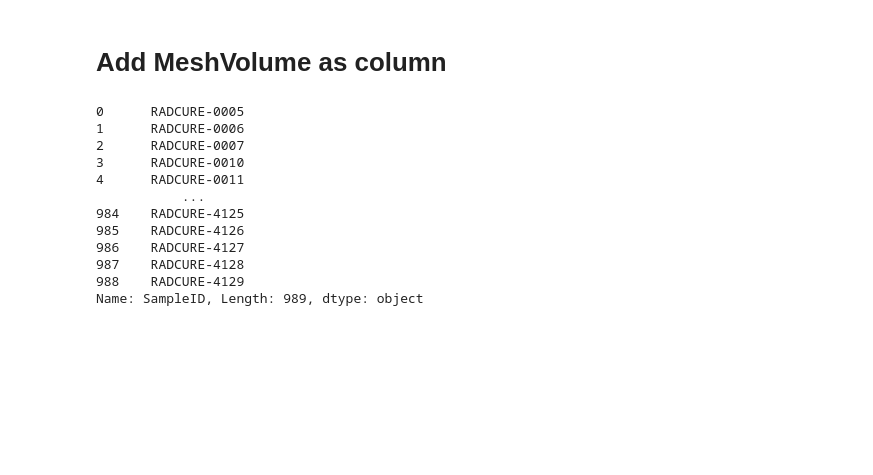
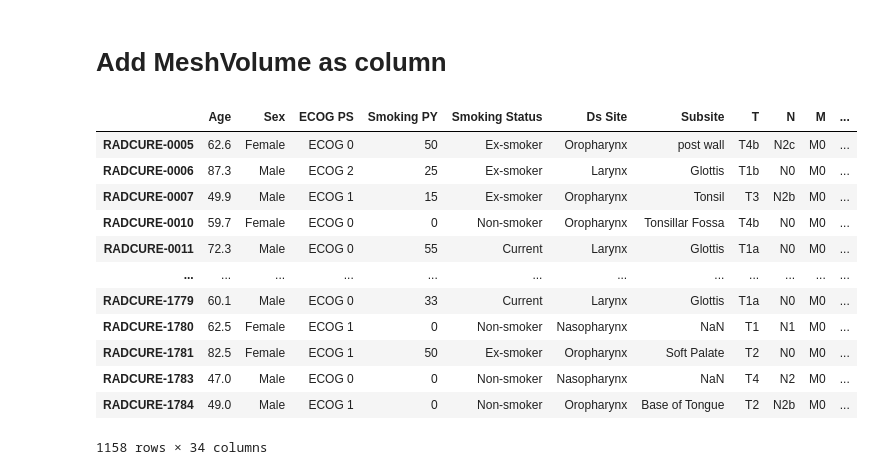
Before and after one commit to bhklab/readii_2_roqc, a Jupyter notebook: sandbox/subset_clinical.ipynb, the cells around one changed output. Cells and saved outputs as stored; diff of their text form; code cells hidden in the pictures; blank space fills up the shorter version.

Commit message:
feat: merge the volume data with the clinical data

```diff
--- a/sandbox/subset_clinical.ipynb
+++ b/sandbox/subset_clinical.ipynb
@@ -85,21 +85,24 @@ npc_demographics.to_csv(dirs.PROCDATA / full_dataset_name / "clinical" / f"{data
 feature_file_path = dirs.RESULTS / full_dataset_name / "features" / "pyradiomics" / "pyradiomics_h4h_all_images_features" / "original_full_features.csv"
 
 volume_data = pd.read_csv(feature_file_path, usecols=['SampleID', 'original_shape_MeshVolume'])
+# remove four digits at the end of SampleID to match clinical data IDs
+volume_data['SampleID'] = volume_data['SampleID'].str.replace(r'_\d{4}$', '', regex=True)
+
+volume_data = setPatientIdAsIndex(volume_data)
+volume_data.columns = ['GTVp_MeshVolume']
-# %%
-# remove four digits at the end of SampleID to match clinical data IDs
-volume_data['SampleID'] = volume_data['SampleID'].str.replace(r'_\d{4}$', '', regex=True)
-
-volume_data = setPatientID
-# %% [output]
-0      RADCURE-0005
-1      RADCURE-0006
-2      RADCURE-0007
-3      RADCURE-0010
-4      RADCURE-0011
-           ...
-984    RADCURE-4125
-985    RADCURE-4126
-986    RADCURE-4127
-987    RADCURE-4128
-988    RADCURE-4129
-Name: SampleID, Length: 989, dtype: object
+# %%
+pd.merge(indexed_clinical_data, volume_data, left_index=True, right_index=True, how='inner')
+# %% [output]
+|  | Age | Sex | ECOG PS | Smoking PY | Smoking Status | Ds Site | Subsite | T | N | M | ... |
+| RADCURE-0005 | 62.6 | Female | ECOG 0 | 50 | Ex-smoker | Oropharynx | post wall | T4b | N2c | M0 | ... |
+| RADCURE-0006 | 87.3 | Male | ECOG 2 | 25 | Ex-smoker | Larynx | Glottis | T1b | N0 | M0 | ... |
+| RADCURE-0007 | 49.9 | Male | ECOG 1 | 15 | Ex-smoker | Oropharynx | Tonsil | T3 | N2b | M0 | ... |
+| RADCURE-0010 | 59.7 | Female | ECOG 0 | 0 | Non-smoker | Oropharynx | Tonsillar Fossa | T4b | N0 | M0 | ... |
+| RADCURE-0011 | 72.3 | Male | ECOG 0 | 55 | Current | Larynx | Glottis | T1a | N0 | M0 | ... |
+| ... | ... | ... | ... | ... | ... | ... | ... | ... | ... | ... | ... |
+| RADCURE-1779 | 60.1 | Male | ECOG 0 | 33 | Current | Larynx | Glottis | T1a | N0 | M0 | ... |
+| RADCURE-1780 | 62.5 | Female | ECOG 1 | 0 | Non-smoker | Nasopharynx | NaN | T1 | N1 | M0 | ... |
+| RADCURE-1781 | 82.5 | Female | ECOG 1 | 50 | Ex-smoker | Oropharynx | Soft Palate | T2 | N0 | M0 | ... |
+| RADCURE-1783 | 47.0 | Male | ECOG 0 | 0 | Non-smoker | Nasopharynx | NaN | T4 | N2 | M0 | ... |
+| RADCURE-1784 | 49.0 | Male | ECOG 1 | 0 | Non-smoker | Oropharynx | Base of Tongue | T2 | N2b | M0 | ... |
+1158 rows × 34 columns
```
Also changed, not shown: parts of 1 cell of this notebook.
